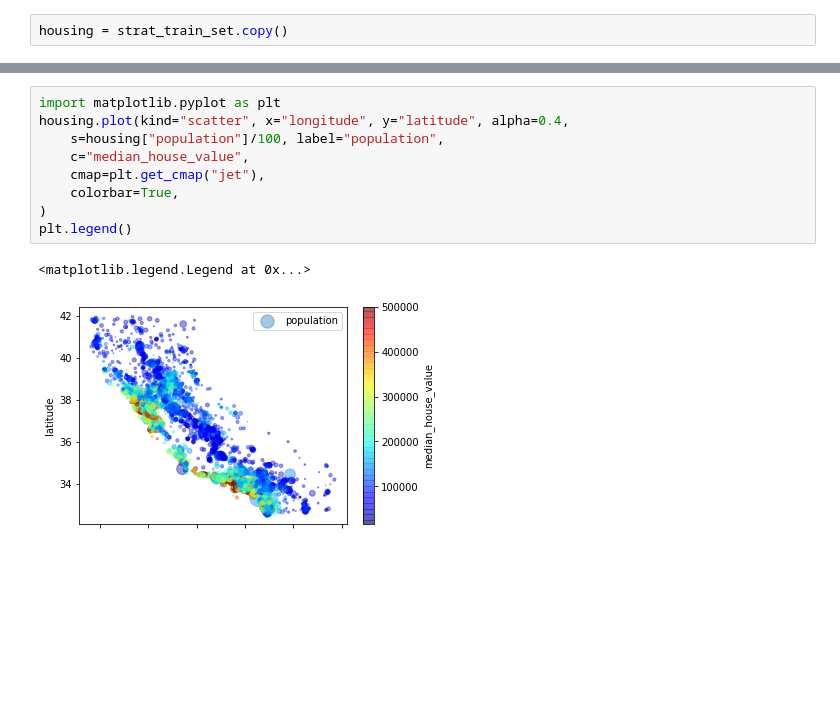
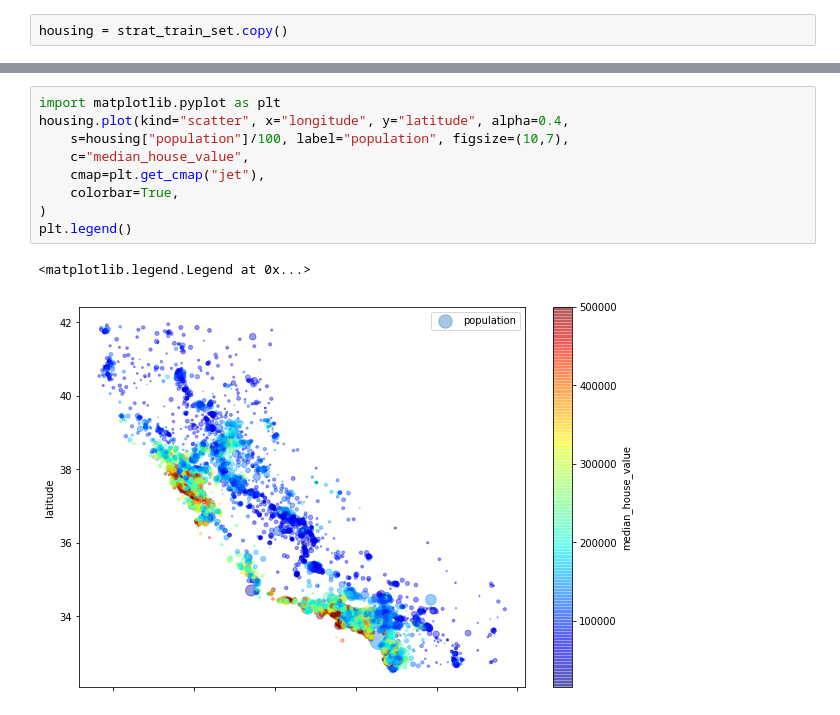
Before and after one commit to zhangming19910406/Hands-on-ML-with-SKlearn-and-TF, a Jupyter notebook: 2_discover_and_visualize_the_data_to_gain_insights.ipynb, the cells around one changed output, grey strips where cells are left out. Cells and saved outputs as stored; diff of their text form; blank space fills up the shorter version.

```diff
--- a/2_discover_and_visualize_the_data_to_gain_insights.ipynb
+++ b/2_discover_and_visualize_the_data_to_gain_insights.ipynb
@@ -12,12 +11,12 @@ housing.plot(kind="scatter", x="longitude", y="latitude", alpha=0.1)
 # %%
 import matplotlib.pyplot as plt
 housing.plot(kind="scatter", x="longitude", y="latitude", alpha=0.4,
-    s=housing["population"]/100, label="population",
+    s=housing["population"]/100, label="population", figsize=(10,7),
     c="median_house_value",
     cmap=plt.get_cmap("jet"),
     colorbar=True,
 )
 plt.legend()
 # %% [output]
 <matplotlib.legend.Legend at 0x...>
-[figure, old version]
+[figure, new version]
```
Also changed, not shown: parts of 1 cell of this notebook, 1 other file.
